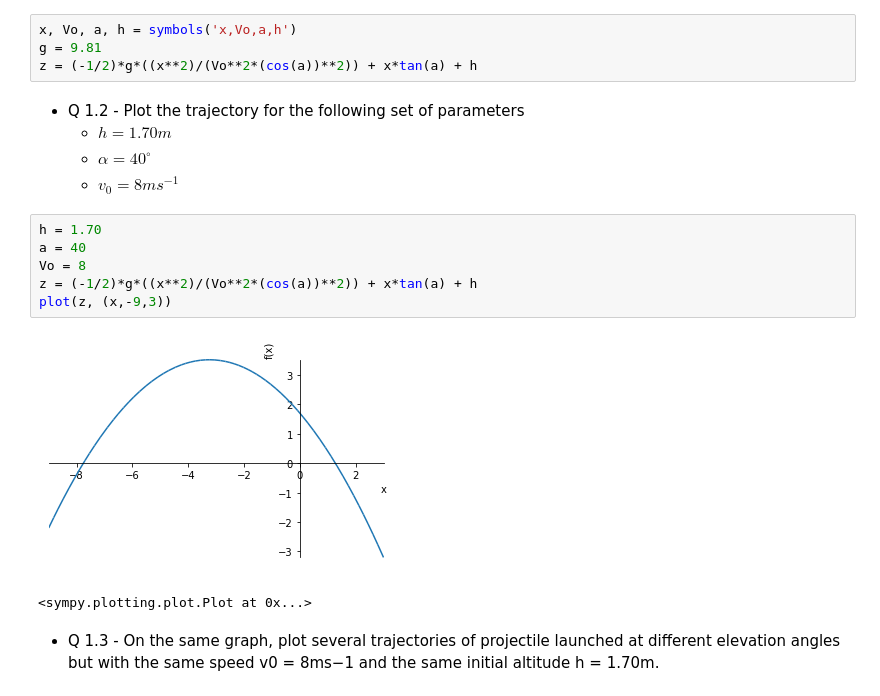
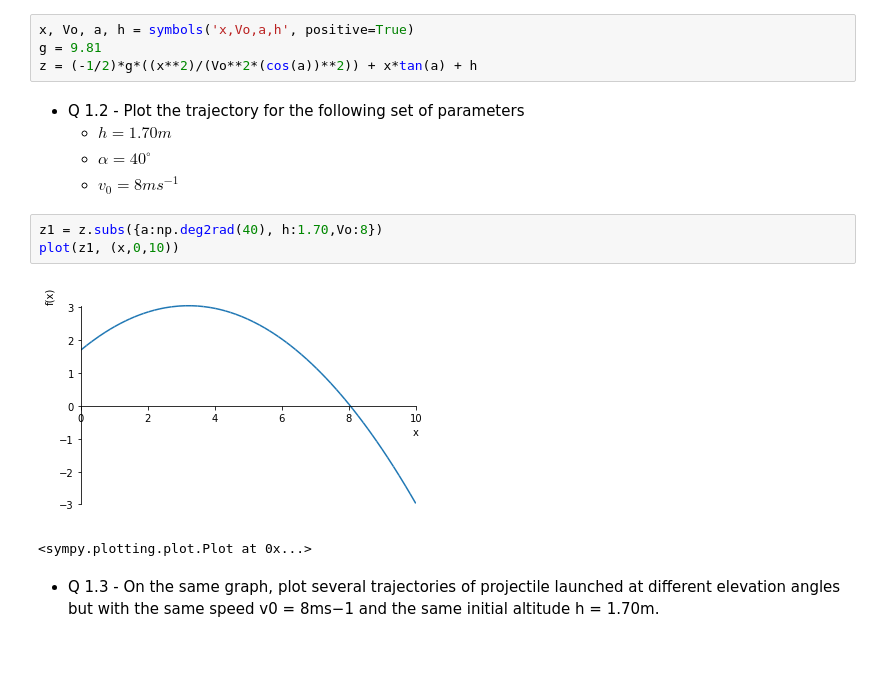
Before and after one commit to Tostaky71/CAD1-sympy, a Jupyter notebook: lab3.ipynb, the cells around one changed output. Drawn from its saved outputs; the diff is of its cells as text; blank space fills up the shorter version.

```diff
--- a/lab3.ipynb
+++ b/lab3.ipynb
@@ -22,7 +22,7 @@ where $g$ is the acceleration of gravity (9.81 $ms^{−2}$ ), $v_{0}$ is the ini
 
 * Q1.1 - Create a function that represents equation (1).
 # %%
-x, Vo, a, h = symbols('x,Vo,a,h')
+x, Vo, a, h = symbols('x,Vo,a,h', positive=True)
 g = 9.81
 z = (-1/2)*g*((x**2)/(Vo**2*(cos(a))**2)) + x*tan(a) + h
 # %% [markdown]
@@ -31,14 +31,11 @@ z = (-1/2)*g*((x**2)/(Vo**2*(cos(a))**2)) + x*tan(a) + h
     * $h = 1.70m$
     * $\alpha = 40^{\circ}$
     * $ v_{0} = 8 ms^{−1}$
-# %%
-h = 1.70
-a = 40
-Vo = 8
-z = (-1/2)*g*((x**2)/(Vo**2*(cos(a))**2)) + x*tan(a) + h
-plot(z, (x,-9,3))
-# %% [output]
-[figure, removed]
-<sympy.plotting.plot.Plot at 0x...>
+# %%
+z1 = z.subs({a:np.deg2rad(40), h:1.70,Vo:8})
+plot(z1, (x,0,10))
+# %% [output]
+[figure, added]
+<sympy.plotting.plot.Plot at 0x...>
 # %% [markdown]
 * Q 1.3 - On the same graph, plot several trajectories of projectile launched at different elevation angles but with the same speed v0 = 8ms−1 and the same initial altitude h = 1.70m.
```
Also changed, not shown: parts of 14 cells of this notebook, 2 other files.
